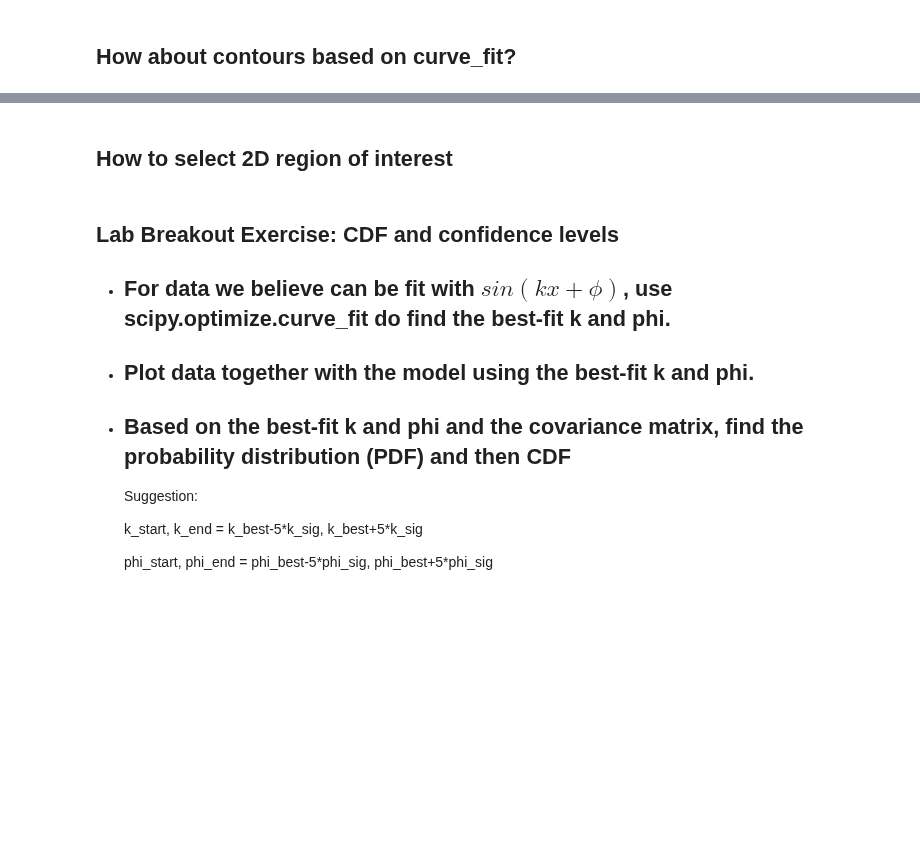
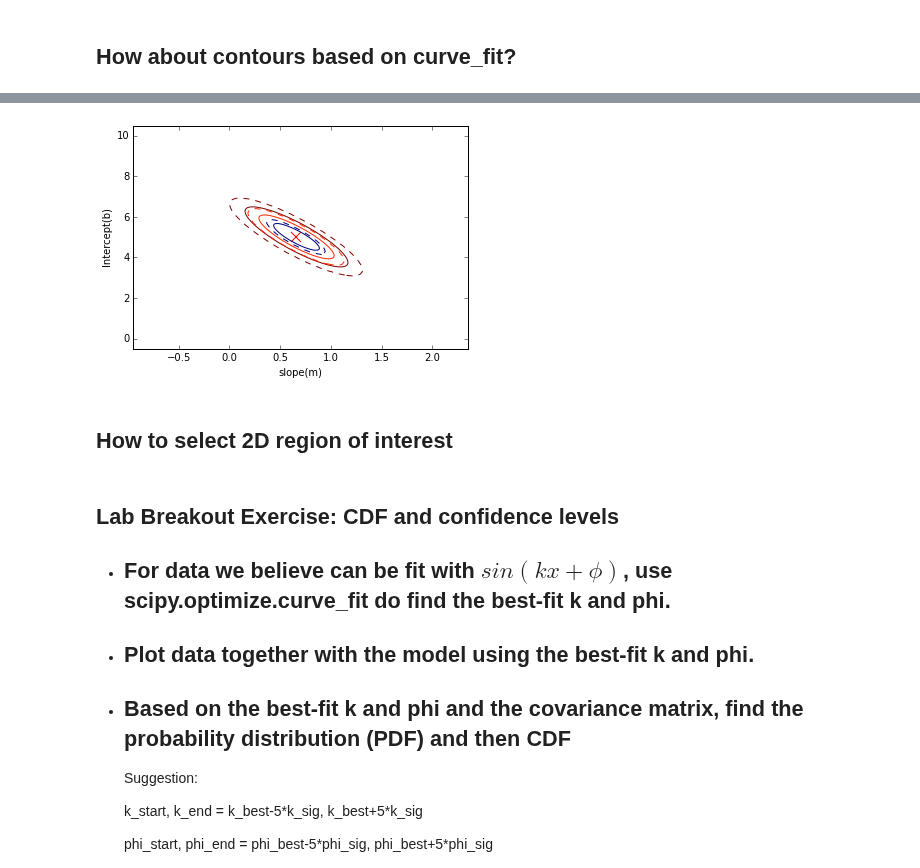
Before and after one commit to COMPPHYS-JNGUYEN/comp-phys, a Jupyter notebook: CompPhys-II_Week4-2_Probability-ChiSquare-CurveFit-Covariance-SelectRegion2dArray-MoreonNumpyArrays.ipynb, the cells around one changed output, grey strips where cells are left out. Drawn from its saved outputs; the diff is of its cells as text; code cells hidden in the pictures; blank space fills up the shorter version.

```diff
--- a/CompPhys-II_Week4-2_Probability-ChiSquare-CurveFit-Covariance-SelectRegion2dArray-MoreonNumpyArrays.ipynb
+++ b/CompPhys-II_Week4-2_Probability-ChiSquare-CurveFit-Covariance-SelectRegion2dArray-MoreonNumpyArrays.ipynb
@@ -294,31 +335,33 @@ plt.show()
 # %%
 import matplotlib.pyplot as plt
 # Note: new import!
 from scipy.stats import multivariate_normal
 
 xx, yy = np.mgrid[m_start:m_end:0.01, b_start:b_end:0.01]
 
 # Create a grid of 2d coordinates
 xy = np.dstack((xx, yy))
 
 # create a 2d Gaussian according to the best-fit (m, b) and the covariance matrix.
 gauss2d = multivariate_normal(coeffs, cov)
 # find probability
 P = gauss2d.pdf(xy)
 # calculate CDF
 CDF_cf = compute_cdf(P)
 
 # plotting
 plt.figure()
-plt.contour(CDF_cf, extent = extent, levels = contour_levels)
+plt.contour(CDF_cf.T, extent = extent, levels = contour_levels)
 
 # how do the contours compare with the ones we found with grid search?
-# plt.contour(CDF, extent = extent, levels = contour_levels, linestyles=['--','--','--'])
+plt.contour(CDF.T, extent = extent, levels = contour_levels, linestyles=['--','--','--'])
 plt.scatter(coeffs[0], coeffs[1], marker = 'x', facecolor = 'r', s = 100)
 plt.xlabel('slope(m)')
 plt.ylabel('Intercept(b)')
 
 plt.show()
+# %% [output]
+[figure, added]
 # %% [markdown]
 ## How to select 2D region of interest
 # %%
```
Also changed, not shown: parts of 8 cells of this notebook.
